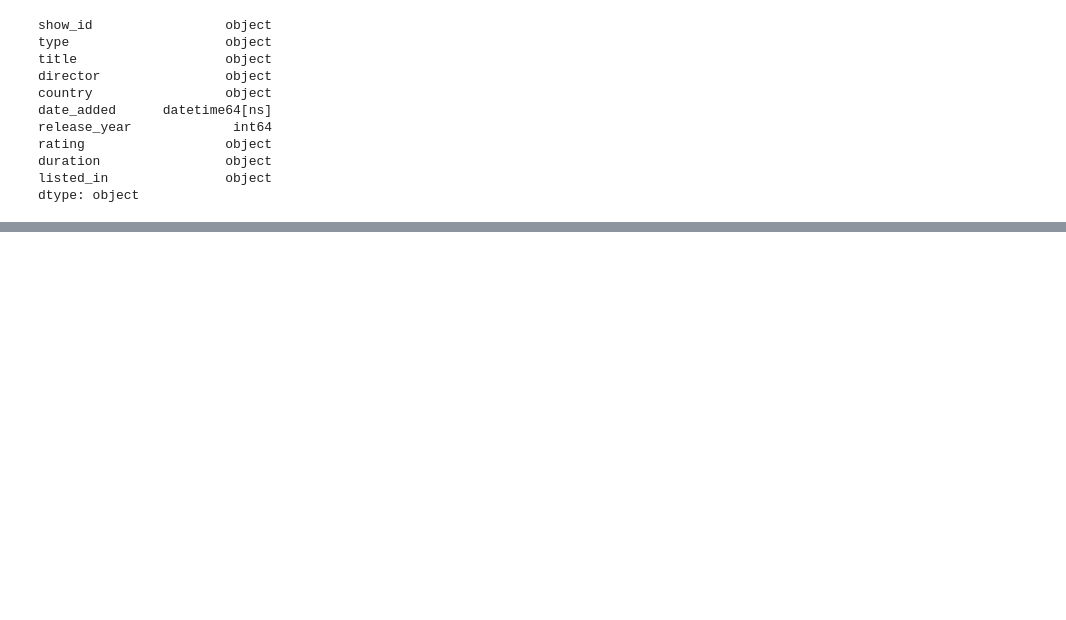
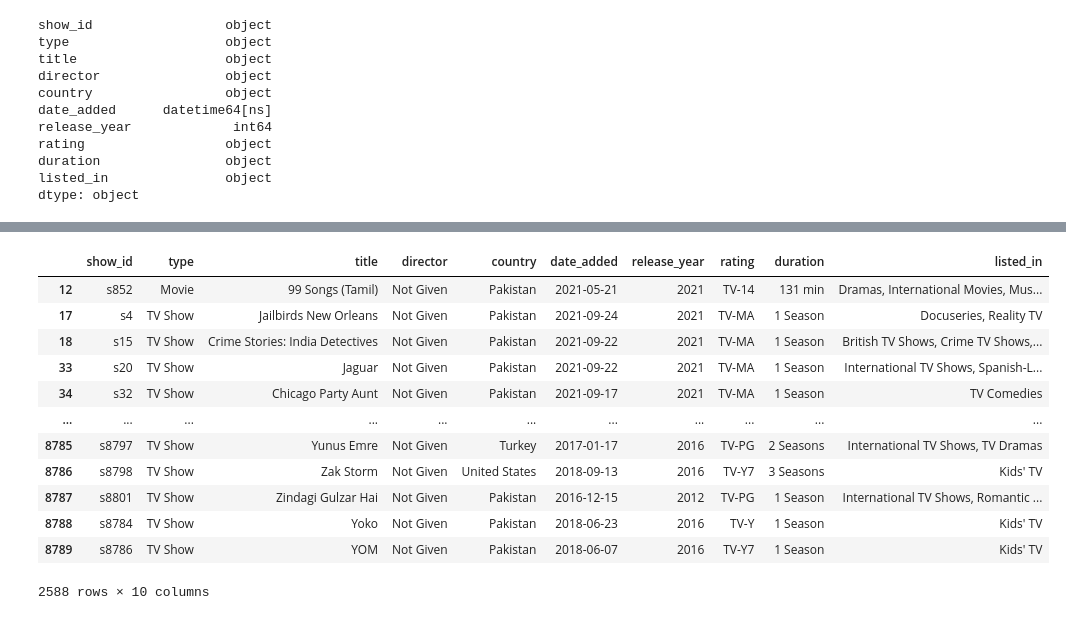
Before and after one commit to NicolasRaphael/Netflix_Analysis_Visualization, a Jupyter notebook: netflix_analysis.ipynb, the cells around one changed output, grey strips where cells are left out. Saved outputs shown, nothing was run; the diff lists cells and outputs as text; code cells hidden in the pictures; blank space fills up the shorter version.

```diff
--- a/netflix_analysis.ipynb
+++ b/netflix_analysis.ipynb
@@ -107,3 +90,17 @@ frame.loc[frame['release_year'] < 2013]
 # %%
-# Let's check how many movies the dataframe has.
-frame.loc([frame['type']])
+# Searching how many movies don't have the director especified.
+frame.loc[frame['director'] == 'Not Given']
+# %% [output]
+|  | show_id | type | title | director | country | date_added | release_year | rating | duration | listed_in |
+| 12 | s852 | Movie | 99 Songs (Tamil) | Not Given | Pakistan | 2021-05-21 | 2021 | TV-14 | 131 min | Dramas, International Movies, Mus... |
+| 17 | s4 | TV Show | Jailbirds New Orleans | Not Given | Pakistan | 2021-09-24 | 2021 | TV-MA | 1 Season | Docuseries, Reality TV |
+| 18 | s15 | TV Show | Crime Stories: India Detectives | Not Given | Pakistan | 2021-09-22 | 2021 | TV-MA | 1 Season | British TV Shows, Crime TV Shows,... |
+| 33 | s20 | TV Show | Jaguar | Not Given | Pakistan | 2021-09-22 | 2021 | TV-MA | 1 Season | International TV Shows, Spanish-L... |
+| 34 | s32 | TV Show | Chicago Party Aunt | Not Given | Pakistan | 2021-09-17 | 2021 | TV-MA | 1 Season | TV Comedies |
+| ... | ... | ... | ... | ... | ... | ... | ... | ... | ... | ... |
+| 8785 | s8797 | TV Show | Yunus Emre | Not Given | Turkey | 2017-01-17 | 2016 | TV-PG | 2 Seasons | International TV Shows, TV Dramas |
+| 8786 | s8798 | TV Show | Zak Storm | Not Given | United States | 2018-09-13 | 2016 | TV-Y7 | 3 Seasons | Kids' TV |
+| 8787 | s8801 | TV Show | Zindagi Gulzar Hai | Not Given | Pakistan | 2016-12-15 | 2012 | TV-PG | 1 Season | International TV Shows, Romantic ... |
+| 8788 | s8784 | TV Show | Yoko | Not Given | Pakistan | 2018-06-23 | 2016 | TV-Y | 1 Season | Kids' TV |
+| 8789 | s8786 | TV Show | YOM | Not Given | Pakistan | 2018-06-07 | 2016 | TV-Y7 | 1 Season | Kids' TV |
+2588 rows × 10 columns
```
Also changed, not shown: parts of 8 cells of this notebook.
